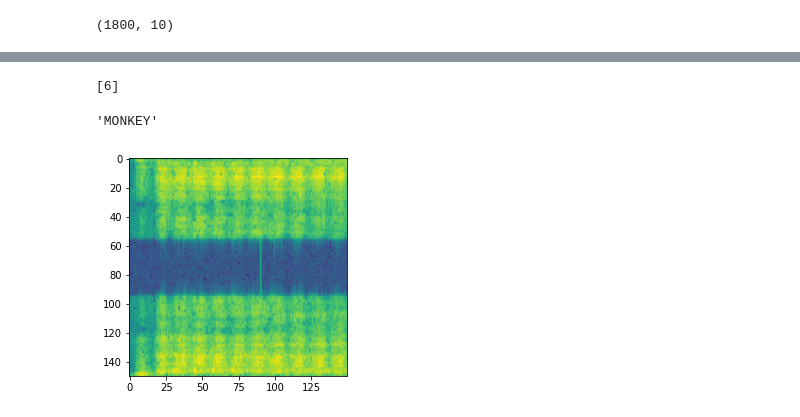
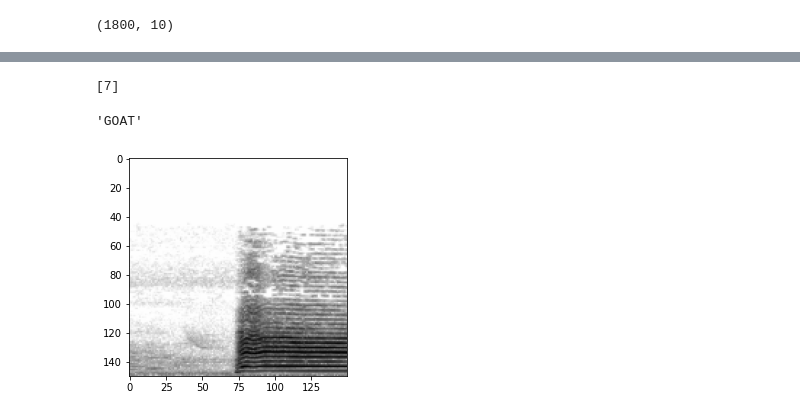
Before and after one commit to QuangLe102/AI, a Jupyter notebook: Classification_animal.ipynb, the cells around one changed output, grey strips where cells are left out. Cells and saved outputs as stored; diff of their text form; code cells hidden in the pictures.

```diff
--- a/Classification_animal.ipynb
+++ b/Classification_animal.ipynb
@@ -188,15 +209,19 @@ Label[pred[0]]
 # %%
-img = load_img("GOAT0116.png", target_size = (150, 150))
+#Classify by load spectrogram image
+import IPython.display as ipd
+import librosa.display
+from tensorflow.keras.preprocessing.image import load_img, img_to_array
+img = load_img("../content/drive/MyDrive/DATASETS_SPLIT/TEST/8.GOAT/GOAT0138.png", target_size = (150, 150))
 plt.imshow(img)
 img = img_to_array(img)
 img = img.reshape(1, 150, 150, 3)
 img = img.astype('float32')
-img = img / 255
-pred = np.argmax(model.predict(img), axis = 1)
+img /= 255
+pred = np.argmax(model1.predict(img), axis = 1)
 print(pred)
 Label = ['CAT', 'DOG','ROOSTER','CRICKET','DUCK','FROG','MONKEY','GOAT','ELEPHANT','COW']
 Label[pred[0]]
 # %% [output]
-[6]
+[7]
-'MONKEY'
+'GOAT'
-[figure, old version]
+[figure, new version]
```
Also changed, not shown: parts of 9 cells of this notebook.
